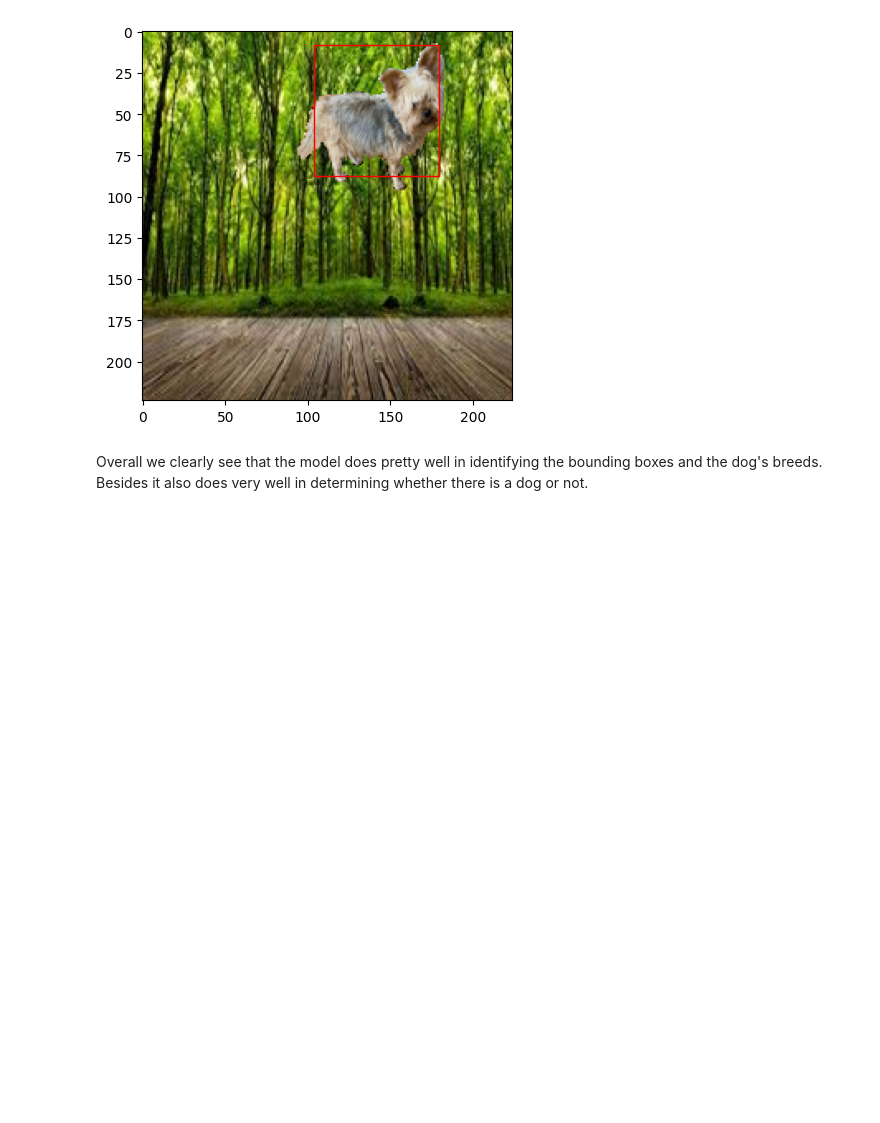
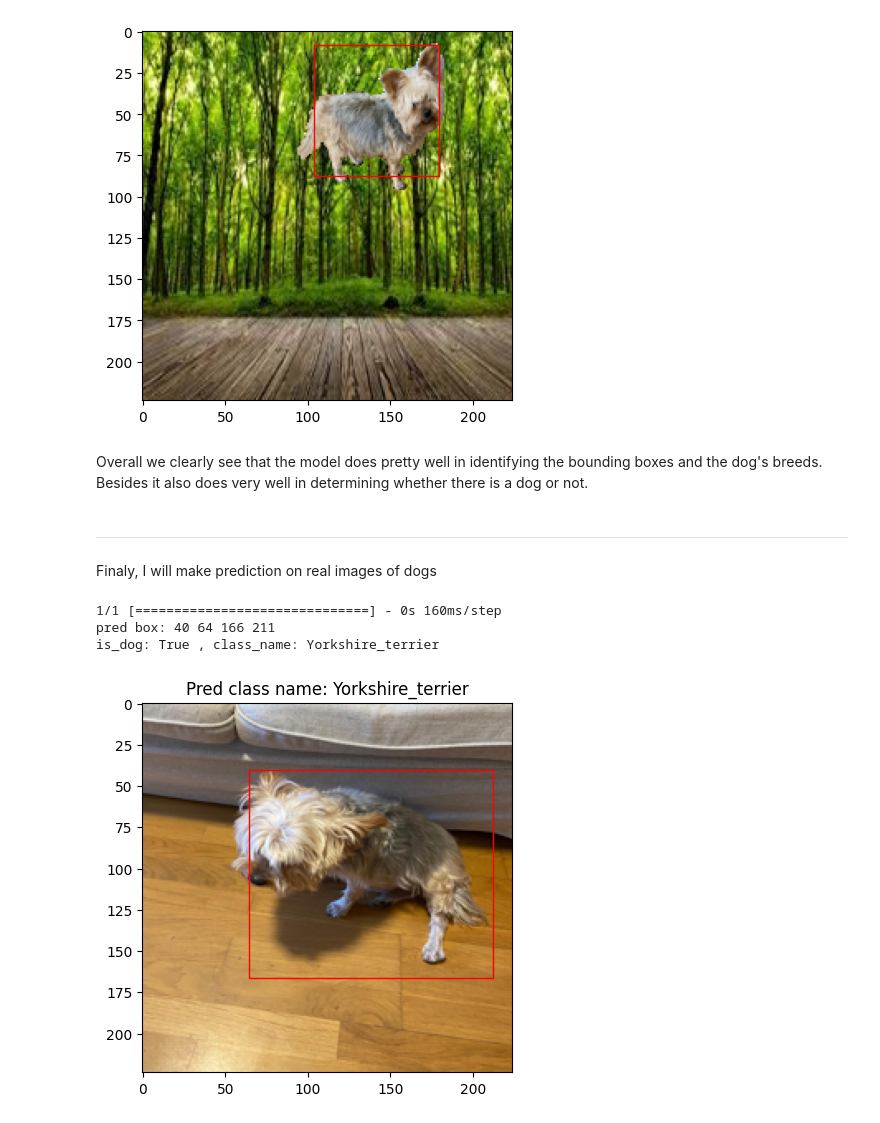
Before and after one commit to brtenorio/object_localizer, a Jupyter notebook: localizer.ipynb, the cells around one changed output. Drawn from its saved outputs; the diff is of its cells as text; code cells hidden in the pictures; blank space fills up the shorter version.

```diff
--- a/localizer.ipynb
+++ b/localizer.ipynb
@@ -530,3 +523,46 @@ is_dog: True , pred class: Yorkshire_terrier , true class: Yorkshire_terrier
 [figure]
 # %% [markdown]
 Overall we clearly see that the model does pretty well in identifying the bounding boxes and the dog's breeds. Besides it also does very well in determining whether there is a dog or not.
+# %% [markdown]
+---
+# %% [markdown]
+Finaly, I will make prediction on real images of dogs
+# %%
+def prediction(model, image):
+    #load the image
+    x = load_image(image_path=image, target_size=(224, 224))
+    xp = np.expand_dims(x, 0) / 255.
+    p = model.predict(xp)[0]
+
+    # get bounding box values
+    row0 = int(p[0] * 224)
+    col0 = int(p[1] * 224)
+    row1 = int(row0 + (p[2] * 224))
+    col1 = int(col0 + (p[3] * 224))
+    print("pred box:", row0, col0, row1, col1)
+
+    # get the class name
+    is_dog = bool(p[4])
+    if is_dog:
+        class_number = p[5:].argmax()
+        class_name = object_dict_name.get(class_number)
+    else:
+        class_name = "None"
+    print("is_dog:", is_dog, ", class_name:", class_name)
+
+    # plot the image
+
+    p = p * 224
+    plt.imshow(x)
+    plt.gca().add_patch(plt.Rectangle((p[1], p[0]), p[3], p[2], color='r', fill=False))
+    plt.title(f"Pred class name: {class_name}")
+    plt.show()
+
+    return
+# %%
+prediction(model=model4, image="/Users/brncat/Downloads/theo_hoje.jpg")
+# %% [output]
+1/1 [==============================] - 0s 160ms/step
+pred box: 40 64 166 211
+is_dog: True , class_name: Yorkshire_terrier
+[figure, added]
```
Also changed, not shown: parts of 5 cells of this notebook, 2 other files.
